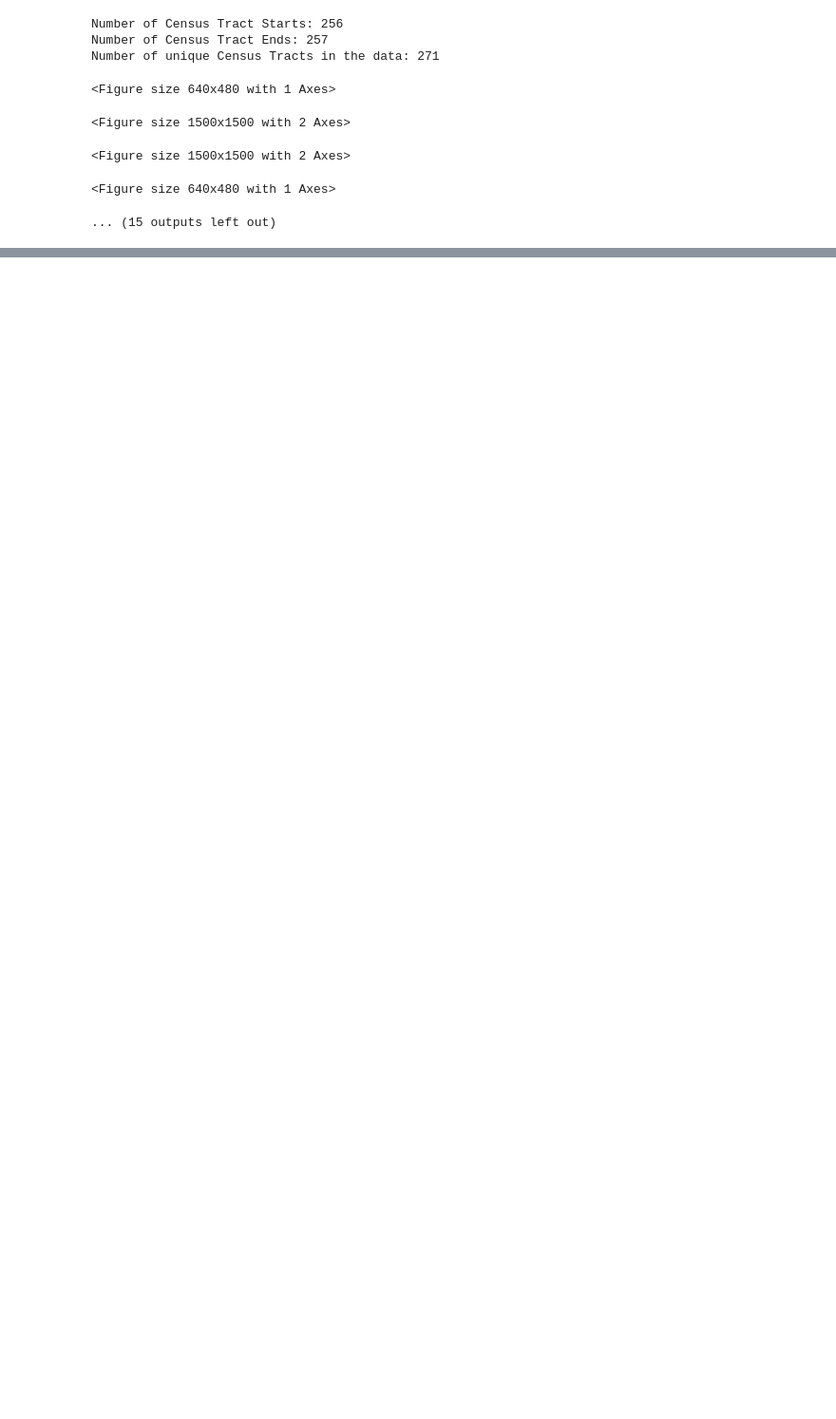
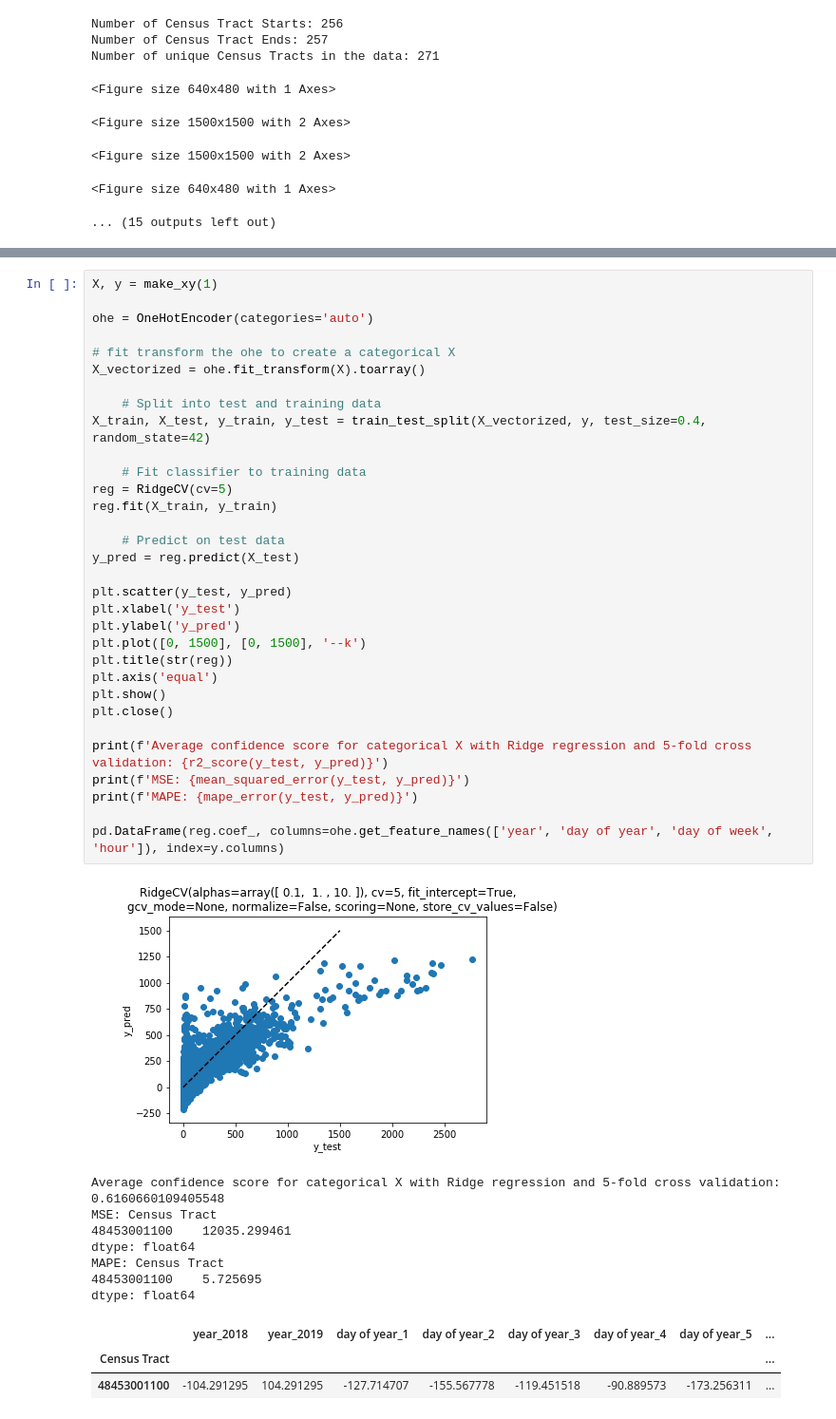
Before and after one commit to trevbhatt/predicting_scooter_utilization, a Jupyter notebook: machine_learning_analysis.ipynb, the cells around one changed output, grey strips where cells are left out. Shown at 95% size. Drawn from its saved outputs; the diff is of its cells as text; blank space fills up the shorter version.

```diff
--- a/machine_learning_analysis.ipynb
+++ b/machine_learning_analysis.ipynb
@@ -209,0 +285,44 @@ Confidence score for categorical X with Linear Regression: 0.47224404895226857
+# %%
+X, y = make_xy(1)
+
+ohe = OneHotEncoder(categories='auto')
+
+# fit transform the ohe to create a categorical X
+X_vectorized = ohe.fit_transform(X).toarray()
+
+    # Split into test and training data
+X_train, X_test, y_train, y_test = train_test_split(X_vectorized, y, test_size=0.4, random_state=42)
+
+    # Fit classifier to training data
+reg = RidgeCV(cv=5)
+reg.fit(X_train, y_train)
+
+    # Predict on test data
+y_pred = reg.predict(X_test)
+
+plt.scatter(y_test, y_pred)
+plt.xlabel('y_test')
+plt.ylabel('y_pred')
+plt.plot([0, 1500], [0, 1500], '--k')
+plt.title(str(reg))
+plt.axis('equal')
+plt.show()
+plt.close()
+
+print(f'Average confidence score for categorical X with Ridge regression and 5-fold cross validation: {r2_score(y_test, y_pred)}')
+print(f'MSE: {mean_squared_error(y_test, y_pred)}')
+print(f'MAPE: {mape_error(y_test, y_pred)}')
+
+pd.DataFrame(reg.coef_, columns=ohe.get_feature_names(['year', 'day of year', 'day of week', 'hour']), index=y.columns)
+# %% [output]
+[figure, added]
+Average confidence score for categorical X with Ridge regression and 5-fold cross validation: 0.6160660109405548
+MSE: Census Tract
+48453001100    12035.299461
+dtype: float64
+MAPE: Census Tract
+48453001100    5.725695
+dtype: float64
+|  | year_2018 | year_2019 | day of year_1 | day of year_2 | day of year_3 | day of year_4 | day of year_5 | ... |
+| Census Tract |  |  |  |  |  |  |  | ... |
+| 48453001100 | -104.291295 | 104.291295 | -127.714707 | -155.567778 | -119.451518 | -90.889573 | -173.256311 | ... |
```
Also changed, not shown: parts of 74 cells of this notebook.
